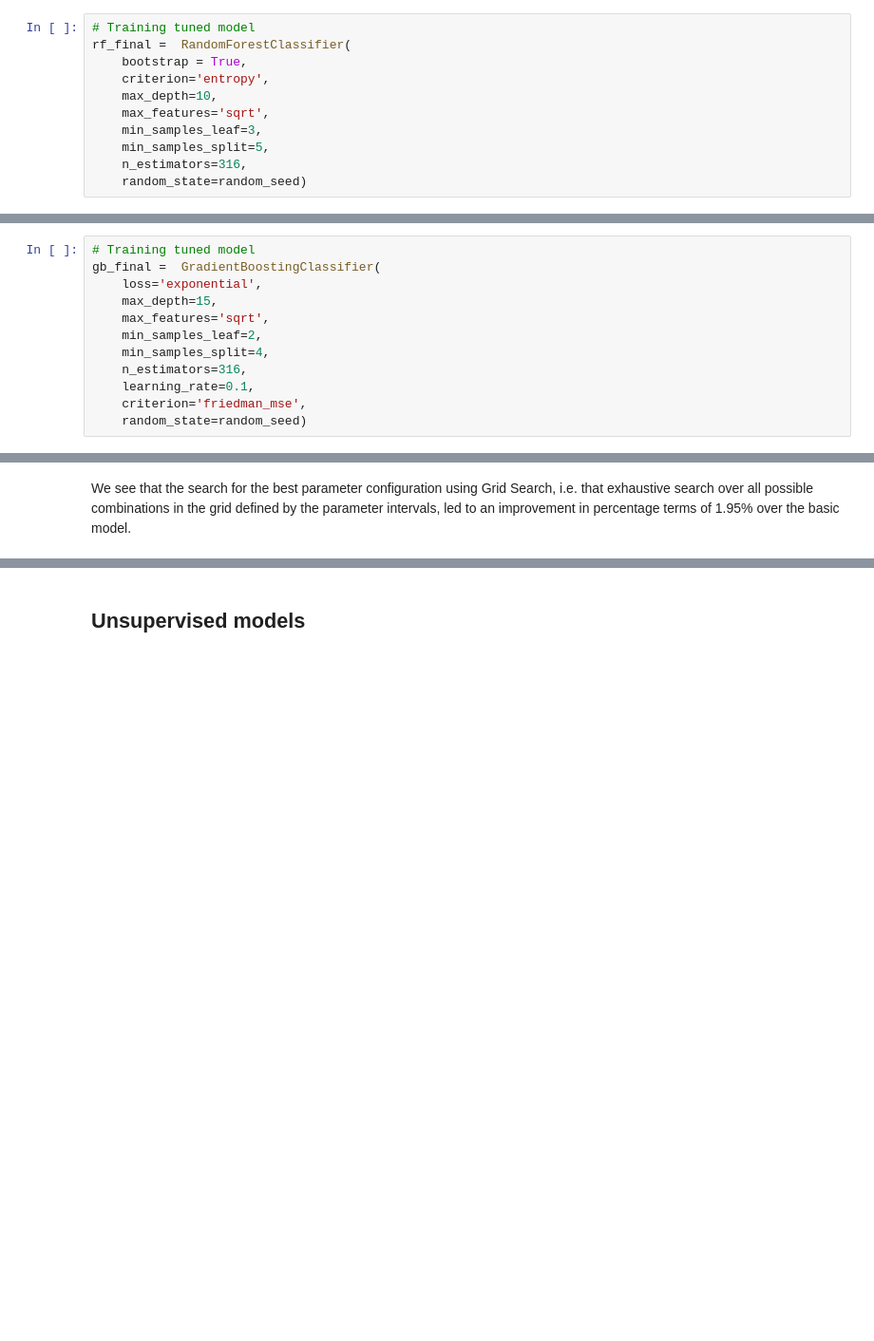
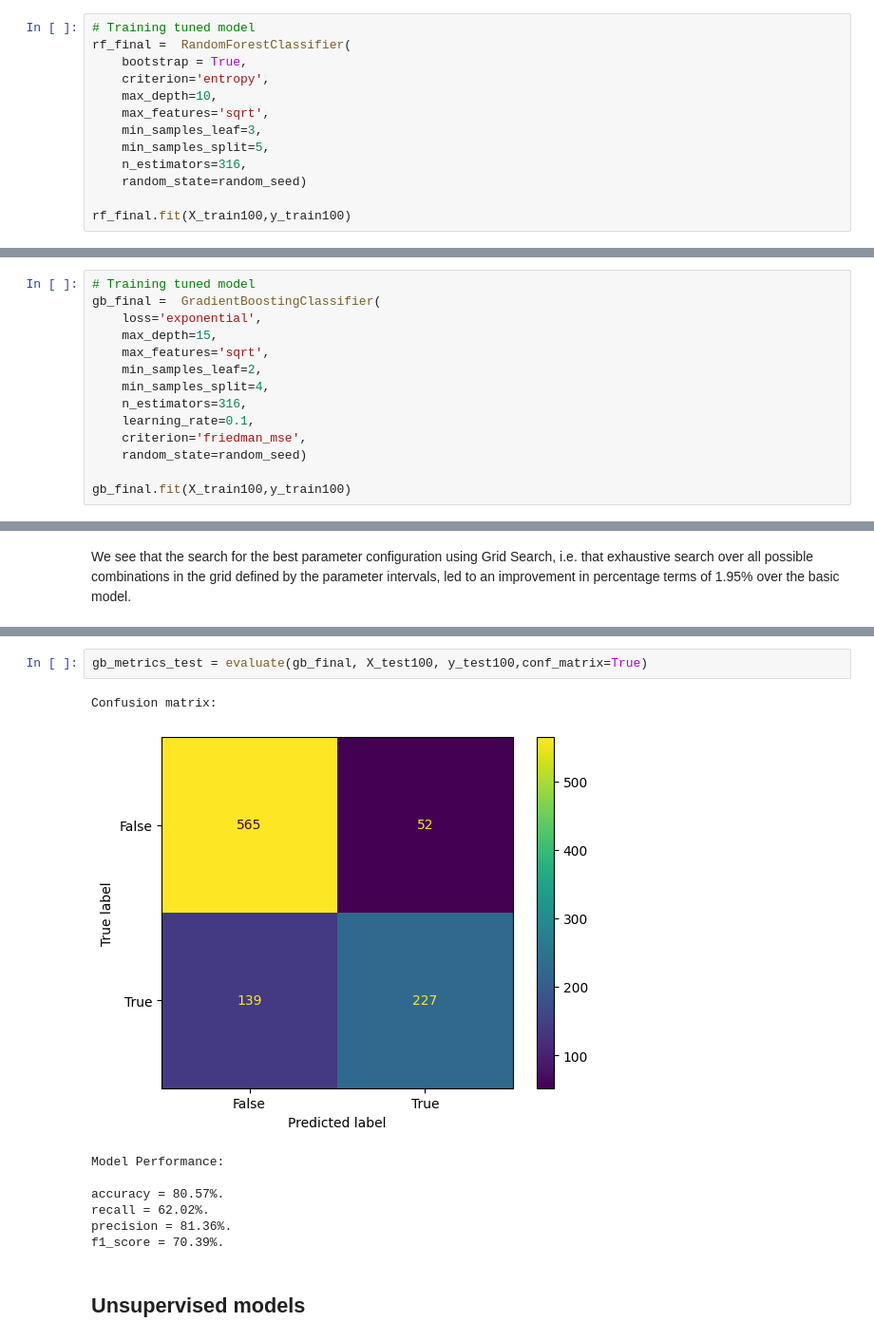
Before and after one commit to opon13/Drinking-water-potability-analysis-in-Python, a Jupyter notebook: Model-building phase.ipynb, the cells around one changed output, grey strips where cells are left out. Shown at 95% size. Cells and saved outputs as stored; diff of their text form; blank space fills up the shorter version.

```diff
--- a/Model-building phase.ipynb
+++ b/Model-building phase.ipynb
@@ -287,3 +287,5 @@ rf_final =  RandomForestClassifier(
     min_samples_split=5,
     n_estimators=316,
     random_state=random_seed)
+
+rf_final.fit(X_train100,y_train100)
@@ -542,3 +547,5 @@ gb_final =  GradientBoostingClassifier(
     learning_rate=0.1,
     criterion='friedman_mse',
     random_state=random_seed)
+
+gb_final.fit(X_train100,y_train100)
@@ -797,3 +866,14 @@ We see that the search for the best parameter configuration using Grid Search, i
+# %%
+gb_metrics_test = evaluate(gb_final, X_test100, y_test100,conf_matrix=True)
+# %% [output]
+Confusion matrix:
+[figure, added]
+Model Performance:
+
+accuracy = 80.57%.
+recall = 62.02%.
+precision = 81.36%.
+f1_score = 70.39%.
 # %% [markdown]
 ## **Unsupervised models**
 # %% [markdown]
```
Also changed, not shown: parts of 10 cells of this notebook.
